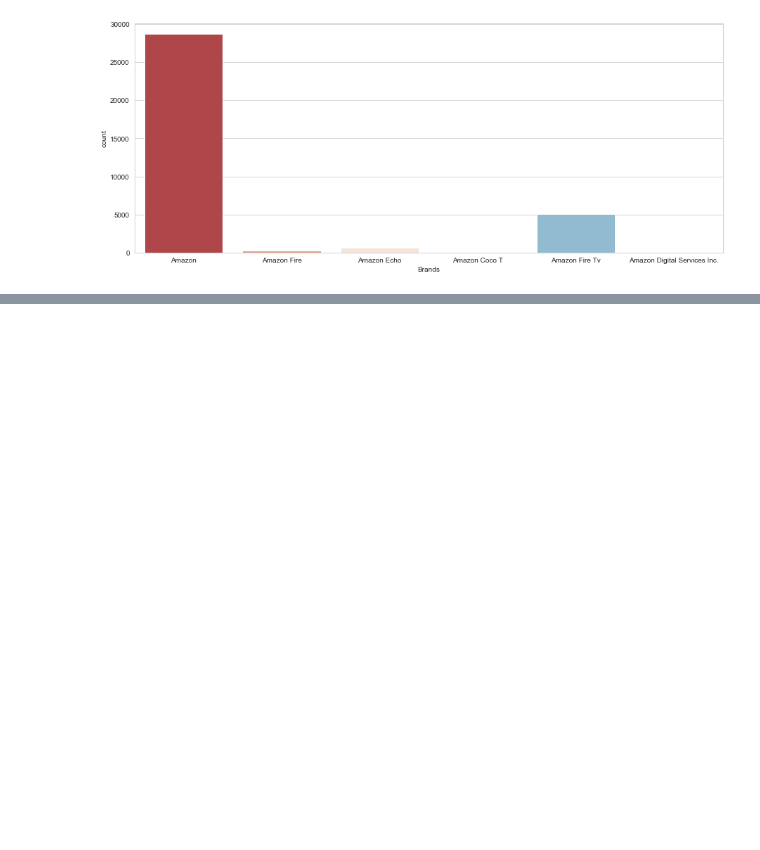
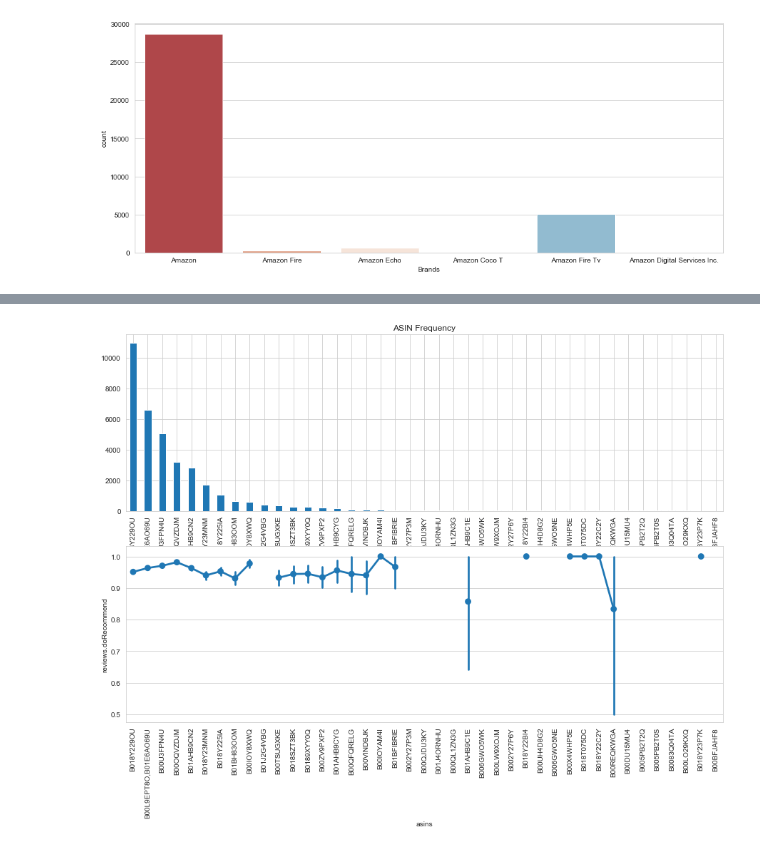
Before and after one commit to mirtanvirislam/NLP-Sentiment-Analysis, a Jupyter notebook: notebooks/Analysis 1.ipynb, the cells around one changed output, grey strips where cells are left out. Saved outputs shown, nothing was run; the diff lists cells and outputs as text; code cells hidden in the pictures; blank space fills up the shorter version.

```diff
--- a/notebooks/Analysis 1.ipynb
+++ b/notebooks/Analysis 1.ipynb
@@ -191,0 +195,18 @@ plt.show()
+# %%
+# Visualizing review doRecommend per ASIN
+# Bar plot shows no. of reviews
+# Point plot shows the rating and variance in the rating
+
+asins_count_ix = df["asins"].value_counts().index
+plt.subplots(2,1,figsize=(15,10))
+
+plt.subplot(2,1,1)
+df["asins"].value_counts().plot(kind="bar", title="ASIN Frequency")
+
+plt.subplot(2,1,2)
+sns.pointplot(x="asins", y="reviews.doRecommend", order=asins_count_ix, data=df)
+
+plt.xticks(rotation=90)
+plt.show()
+# %% [output]
+[figure, added]
```
Also changed, not shown: parts of 1 cell of this notebook.
